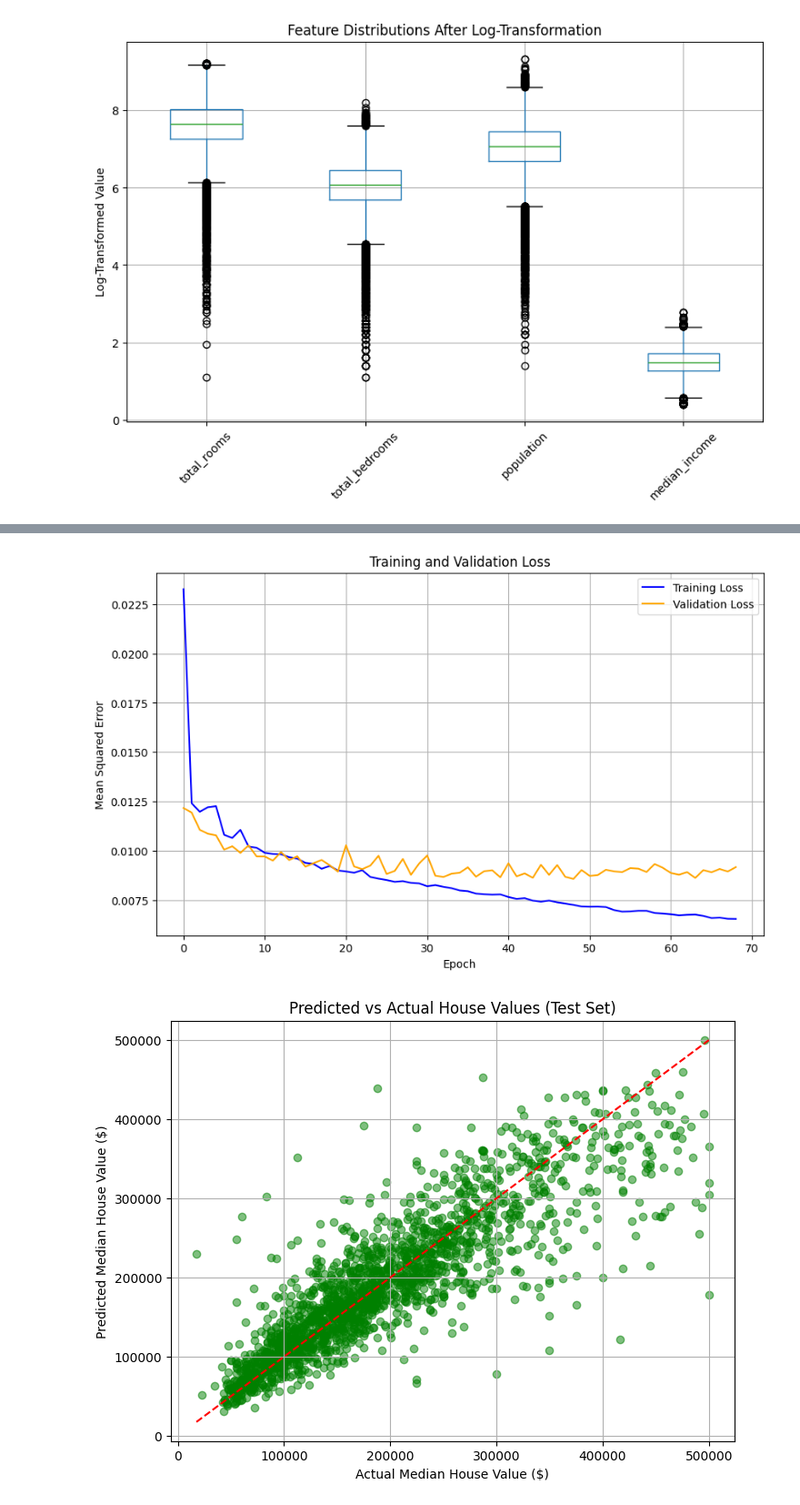
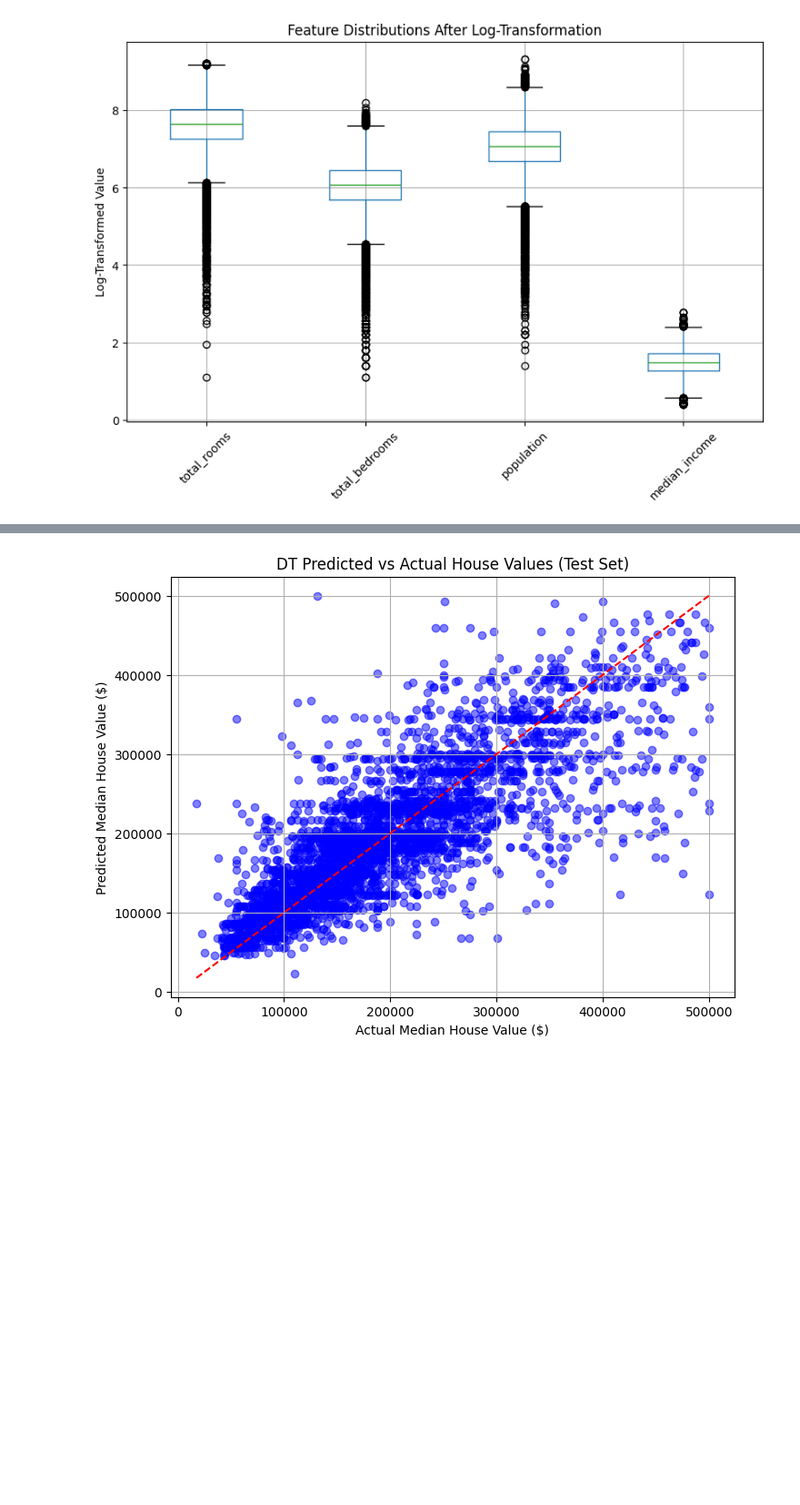
Before and after one commit to initialkermit/CS131_housing, a Jupyter notebook: housing.ipynb, the cells around one changed output, grey strips where cells are left out. Shown at 91% size. Drawn from its saved outputs; the diff is of its cells as text; code cells hidden in the pictures; blank space fills up the shorter version.

Commit message:
revised models

```diff
--- a/housing.ipynb
+++ b/housing.ipynb
@@ -80,12 +79,10 @@ Number of rows: 19211
 Number of features after encoding: 13
 [figure]
 # %%
-# Split data: 80% train, 10% validation, 10% test
-X_train, X_temp, y_train, y_temp = train_test_split(X, y_scaled, test_size=0.2, random_state=42)
-X_val, X_test, y_val, y_test = train_test_split(X_temp, y_temp, test_size=0.5, random_state=42)
+# Split data: 80% train+validation, 20% test
+X_train_val, X_test, y_train_val, y_test = train_test_split(X, y_scaled, test_size=0.2, random_state=42)
 
 # Scale features
 scaler = StandardScaler()
-X_train_scaled = scaler.fit_transform(X_train)
-X_val_scaled = scaler.transform(X_val)
+X_train_val_scaled = scaler.fit_transform(X_train_val)
 X_test_scaled = scaler.transform(X_test)
@@ -157,47 +258,41 @@ Epoch 69/200
 # %%
-# Evaluate the model
-y_train_pred = model.predict(X_train_scaled)
-y_test_pred = model.predict(X_test_scaled)
+# Train Decision Tree with Tuning
+start_time = time.time()
+dt_model = DecisionTreeRegressor(random_state=42, max_depth=10, min_samples_split=10)
+dt_model.fit(X_train, y_train)
+dt_train_time = time.time() - start_time
 
-# Inverse transform predictions to original scale
-y_train_pred = target_scaler.inverse_transform(y_train_pred)
-y_test_pred = target_scaler.inverse_transform(y_test_pred)
-y_train_orig = target_scaler.inverse_transform(y_train.reshape(-1, 1)).flatten()
-y_test_orig = target_scaler.inverse_transform(y_test.reshape(-1, 1)).flatten()
+# Evaluate DT
+y_train_pred_dt = dt_model.predict(X_train)
+y_test_pred_dt = dt_model.predict(X_test_scaled)
 
-# Calculate metrics
-train_rmse = np.sqrt(mean_squared_error(y_train_orig, y_train_pred))
-train_mae = mean_absolute_error(y_train_orig, y_train_pred)
-train_r2 = r2_score(y_train_orig, y_train_pred)
+# Inverse transform predictions
+y_train_pred_dt = target_scaler.inverse_transform(y_train_pred_dt.reshape(-1, 1)).flatten()
+y_test_pred_dt = target_scaler.inverse_transform(y_test_pred_dt.reshape(-1, 1)).flatten()
 
-test_rmse = np.sqrt(mean_squared_error(y_test_orig, y_test_pred))
-test_mae = mean_absolute_error(y_test_orig, y_test_pred)
-test_r2 = r2_score(y_test_orig, y_test_pred)
+# Calculate DT metrics
+dt_train_rmse = np.sqrt(mean_squared_error(y_train_orig, y_train_pred_dt))
+dt_train_mae = mean_absolute_error(y_train_orig, y_train_pred_dt)
+dt_train_r2 = r2_score(y_train_orig, y_train_pred_dt)
 
-# Display results
-print(f"Training RMSE: {train_rmse:.2f}")
-print(f"Training MAE: {train_mae:.2f}")
-print(f"Training R²: {train_r2:.4f}")
-print(f"Test RMSE: {test_rmse:.2f}")
-print(f"Test MAE: {test_mae:.2f}")
-print(f"Test R²: {test_r2:.4f}")
+dt_test_rmse = np.sqrt(mean_squared_error(y_test_orig, y_test_pred_dt))
+dt_test_mae = mean_absolute_error(y_test_orig, y_test_pred_dt)
+dt_test_r2 = r2_score(y_test_orig, y_test_pred_dt)
 
-# Plot training and validation loss
-plt.figure(figsize=(10, 6))
-plt.plot(history.history['loss'], label='Training Loss', color='blue')
-plt.plot(history.history['val_loss'], label='Validation Loss', color='orange')
-plt.title('Training and Validation Loss')
-plt.xlabel('Epoch')
-plt.ylabel('Mean Squared Error')
-plt.legend()
-plt.grid(True)
-plt.show()
+# Display DT results
+print(f"DT Training Time: {dt_train_time:.2f} seconds")
+print(f"DT Training RMSE: {dt_train_rmse:.2f}")
+print(f"DT Training MAE: {dt_train_mae:.2f}")
+print(f"DT Training R²: {dt_train_r2:.4f}")
+print(f"DT Test RMSE: {dt_test_rmse:.2f}")
+print(f"DT Test MAE: {dt_test_mae:.2f}")
+print(f"DT Test R²: {dt_test_r2:.4f}")
 
-# Scatter plot of predicted vs actual values
+# Scatter plot for DT
 plt.figure(figsize=(8, 6))
-plt.scatter(y_test_orig, y_test_pred, alpha=0.5, color='green')
+plt.scatter(y_test_orig, y_test_pred_dt, alpha=0.5, color='blue')
 plt.plot([y_test_orig.min(), y_test_orig.max()], [y_test_orig.min(), y_test_orig.max()], 'r--')
-plt.title('Predicted vs Actual House Values (Test Set)')
+plt.title('DT Predicted vs Actual House Values (Test Set)')
 plt.xlabel('Actual Median House Value ($)')
 plt.ylabel('Predicted Median House Value ($)')
 plt.grid(True)
@@ -214,2 +308 @@ Test R²: 0.7467
-[figure, old version]
+[figure, new version]
-[figure, removed]
```
Also changed, not shown: parts of 11 cells of this notebook.
